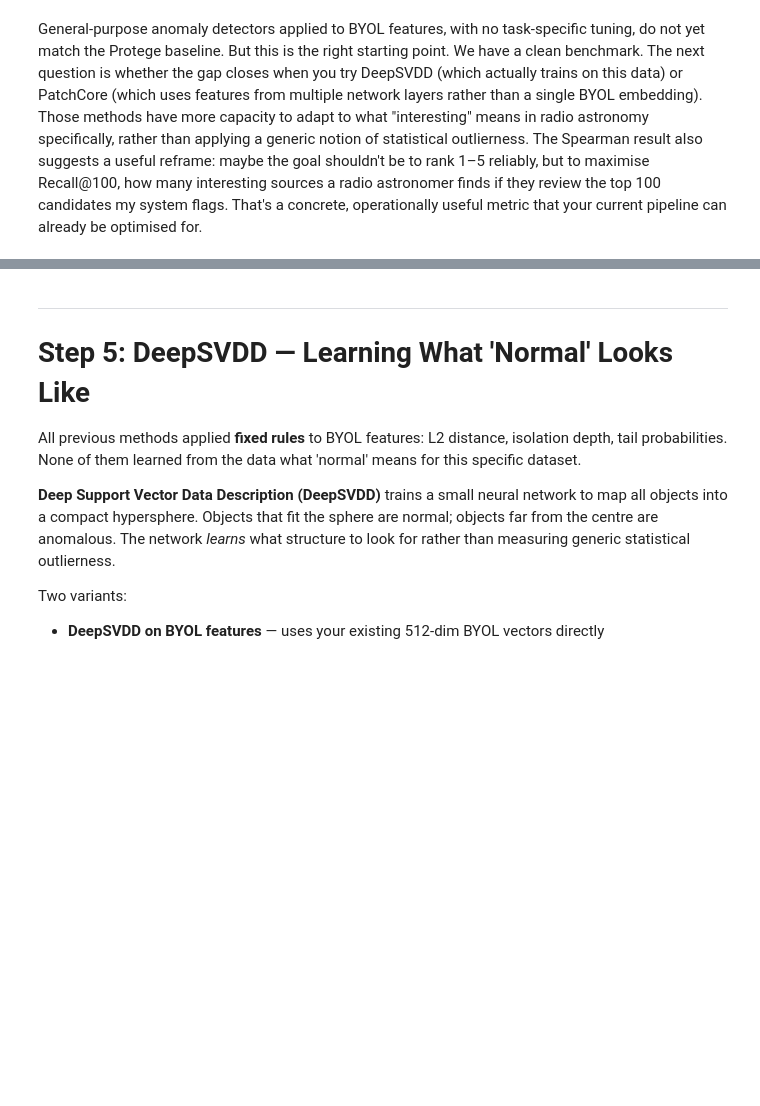
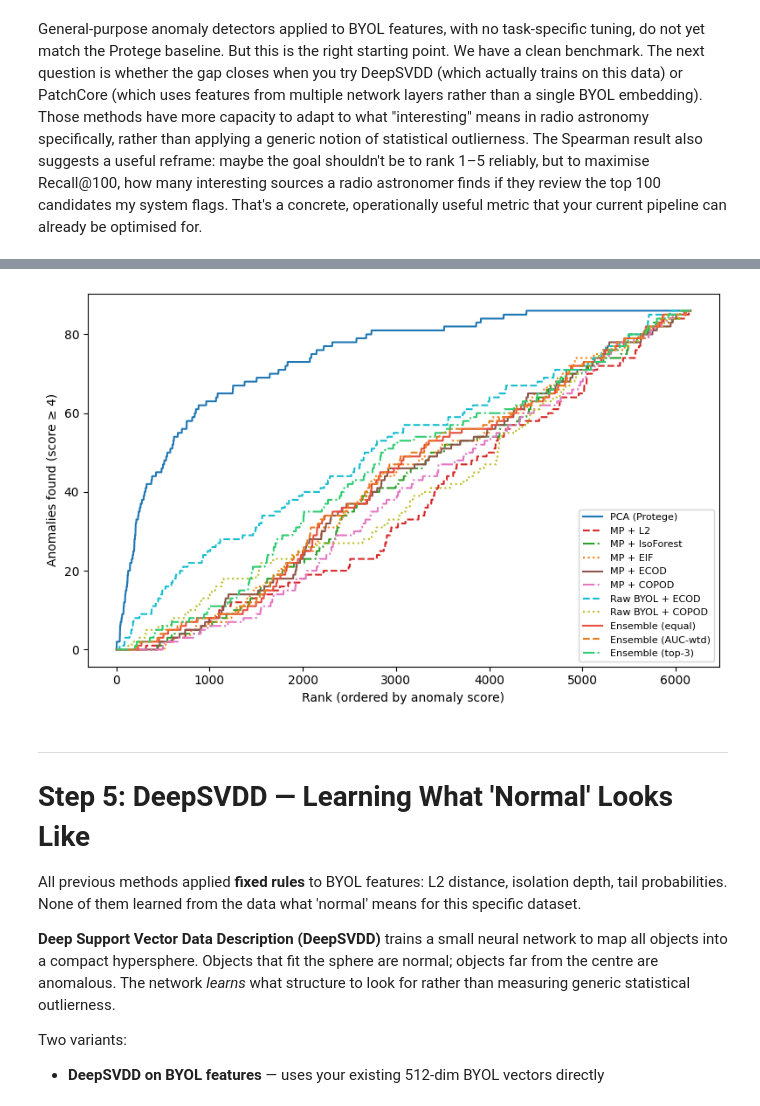
Before and after one commit to MioraRandrianasy/MGCLS_Moment_pooling_vs_PCA, a Jupyter notebook: scripts/evaluation.ipynb, the cells around one changed output, grey strips where cells are left out. Saved outputs shown, nothing was run; the diff lists cells and outputs as text; code cells hidden in the pictures; blank space fills up the shorter version.

```diff
--- a/scripts/evaluation.ipynb
+++ b/scripts/evaluation.ipynb
@@ -865,3 +704,30 @@ for col in df_final.columns:
 # %% [markdown]
 General-purpose anomaly detectors applied to BYOL features, with no task-specific tuning, do not yet match the Protege baseline. But this is the right starting point. We have a clean benchmark. The next question is whether the gap closes when you try DeepSVDD (which actually trains on this data) or PatchCore (which uses features from multiple network layers rather than a single BYOL embedding). Those methods have more capacity to adapt to what "interesting" means in radio astronomy specifically, rather than applying a generic notion of statistical outlierness.
 The Spearman result also suggests a useful reframe: maybe the goal shouldn't be to rank 1–5 reliably, but to maximise Recall@100, how many interesting sources a radio astronomer finds if they review the top 100 candidates my system flags. That's a concrete, operationally useful metric that your current pipeline can already be optimised for.
+# %%
+all_methods_s4 = {
+    'PCA (Protege)':      pca_scores,
+    'MP + L2':            mp_l2_scores,
+    'MP + IsoForest':     mp_iso_scores,
+    'MP + EIF':           mp_eif_scores,
+    'MP + ECOD':          mp_ecod_scores,
+    'MP + COPOD':         mp_copod_scores,
+    'Raw BYOL + ECOD':    raw_ecod_scores,
+    'Raw BYOL + COPOD':   raw_copod_scores,
+    'Ensemble (equal)':   ensemble_equal,
+    'Ensemble (AUC-wtd)': ensemble_weighted,
+    'Ensemble (top-3)':   ensemble_top3,
+}
+results = []
+for name, scores in all_methods_s4.items():
+    m = compute_metrics(y_interesting, scores)
+    results.append({
+        "Method": name,
+        "ROC-AUC (4-5)":    round(m["roc_auc"], 4),
+        "PR-AUC (4-5)":     round(m["pr_auc"],  4),
+        "Recall@100 (4-5)": round(topk_recall(y_interesting, scores), 4),
+        "Spearman (1-5)":   round(labels.corr(scores, method='spearman'), 4),
+    })
+
+df_results = pd.DataFrame(results).set_index("Method")
+display(df_results.sort_values("ROC-AUC (4-5)", ascending=False))
@@ -868,3 +748,21 @@ The Spearman result also suggests a useful reframe: maybe the goal shouldn't be
+# %%
+fig, ax = plt.subplots(figsize=(8, 5))
+
+colors     = ['#1f77b4', '#d62728', '#2ca02c', '#ff7f0e', '#8c564b', '#e377c2', '#17becf', '#bcbd22', '#e74c3c', '#e67e22', '#2ecc71']
+linestyles = ['-', '--', '-.', ':', '-', '-.', '--', ':', '-', '--', '-.']
+
+for (name, scores), c, ls in zip(all_methods_s4.items(), colors, linestyles):
+    cum = cumulative_sum(scores, y_interesting)
+    ax.plot(cum, label=name, color=c, linestyle=ls)
+
+ax.set_xlabel('Rank (ordered by anomaly score)')
+ax.set_ylabel('Anomalies found (score ≥ 4)')
+# ax.set_title("")
+ax.legend(fontsize=8)
+plt.tight_layout()
+plt.show()
+# %% [output]
+[figure, added]
 # %% [markdown]
 ---
 # Step 5: DeepSVDD — Learning What 'Normal' Looks Like
```
Also changed, not shown: parts of 42 cells of this notebook, 1 other file.
